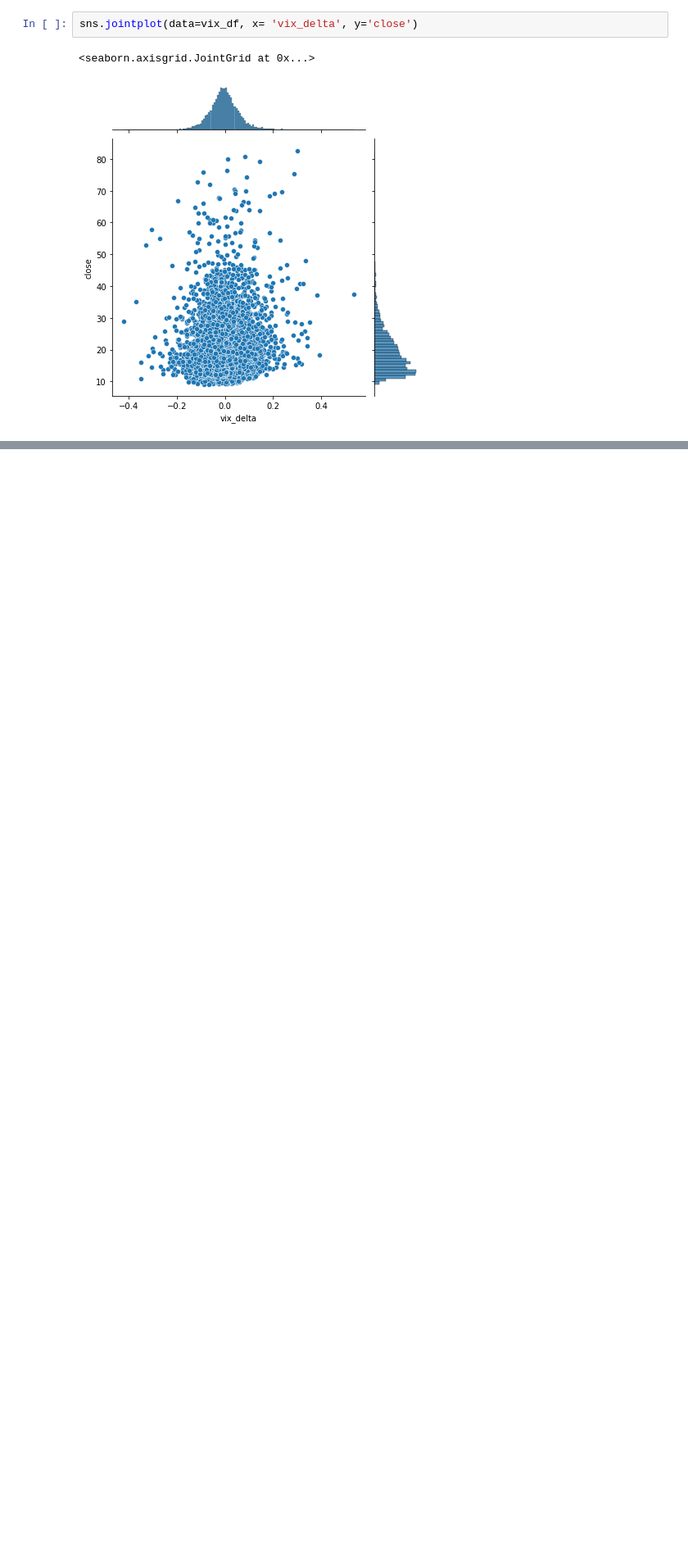
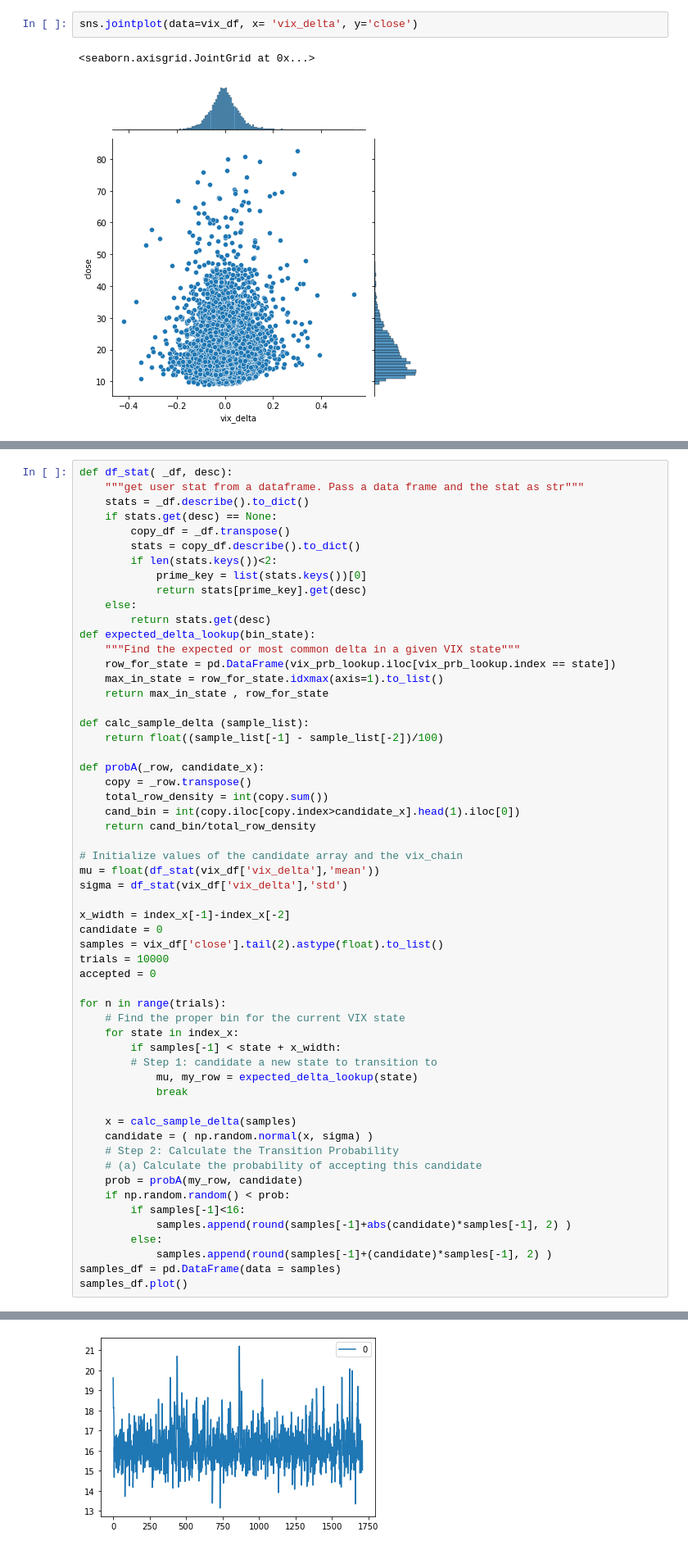
Before and after one commit to JoeHGeoghegan/VIX_Timing_The_Market, a Jupyter notebook: Notebooks/Laramie.ipynb, the cells around one changed output, grey strips where cells are left out. Shown at 82% size. Cells and saved outputs as stored; diff of their text form; blank space fills up the shorter version.

```diff
--- a/Notebooks/Laramie.ipynb
+++ b/Notebooks/Laramie.ipynb
@@ -381,0 +322,58 @@ for n in range(trials):
+# %%
+def df_stat( _df, desc):
+    """get user stat from a dataframe. Pass a data frame and the stat as str"""
+    stats = _df.describe().to_dict()
+    if stats.get(desc) == None:
+        copy_df = _df.transpose()
+        stats = copy_df.describe().to_dict()
+        if len(stats.keys())<2:
+            prime_key = list(stats.keys())[0]
+            return stats[prime_key].get(desc)
+    else:
+        return stats.get(desc)
+def expected_delta_lookup(bin_state):
+    """Find the expected or most common delta in a given VIX state"""
+    row_for_state = pd.DataFrame(vix_prb_lookup.iloc[vix_prb_lookup.index == state])
+    max_in_state = row_for_state.idxmax(axis=1).to_list()
+    return max_in_state , row_for_state
+
+def calc_sample_delta (sample_list):
+    return float((sample_list[-1] - sample_list[-2])/100)
+
+def probA(_row, candidate_x):
+    copy = _row.transpose()
+    total_row_density = int(copy.sum())
+    cand_bin = int(copy.iloc[copy.index>candidate_x].head(1).iloc[0])
+    return cand_bin/total_row_density
+
+# Initialize values of the candidate array and the vix_chain
+mu = float(df_stat(vix_df['vix_delta'],'mean'))
+sigma = df_stat(vix_df['vix_delta'],'std')
+
+x_width = index_x[-1]-index_x[-2]
+candidate = 0
+samples = vix_df['close'].tail(2).astype(float).to_list()
+trials = 10000
+accepted = 0
+
+for n in range(trials):
+    # Find the proper bin for the current VIX state
+    for state in index_x:
+        if samples[-1] < state + x_width:
+        # Step 1: candidate a new state to transition to
+            mu, my_row = expected_delta_lookup(state)
+            break
+
+    x = calc_sample_delta(samples)
+    candidate = ( np.random.normal(x, sigma) )
+    # Step 2: Calculate the Transition Probability
+    # (a) Calculate the probability of accepting this candidate
+    prob = probA(my_row, candidate)
+    if np.random.random() < prob:
+        if samples[-1]<16:
+            samples.append(round(samples[-1]+abs(candidate)*samples[-1], 2) )
+        else:
+            samples.append(round(samples[-1]+(candidate)*samples[-1], 2) )
+samples_df = pd.DataFrame(data = samples)
+samples_df.plot()
+# %% [output]
@@ -381,0 +381 @@ for n in range(trials):
+[figure, added]
```
Also changed, not shown: parts of 15 cells of this notebook, 1 other file.
